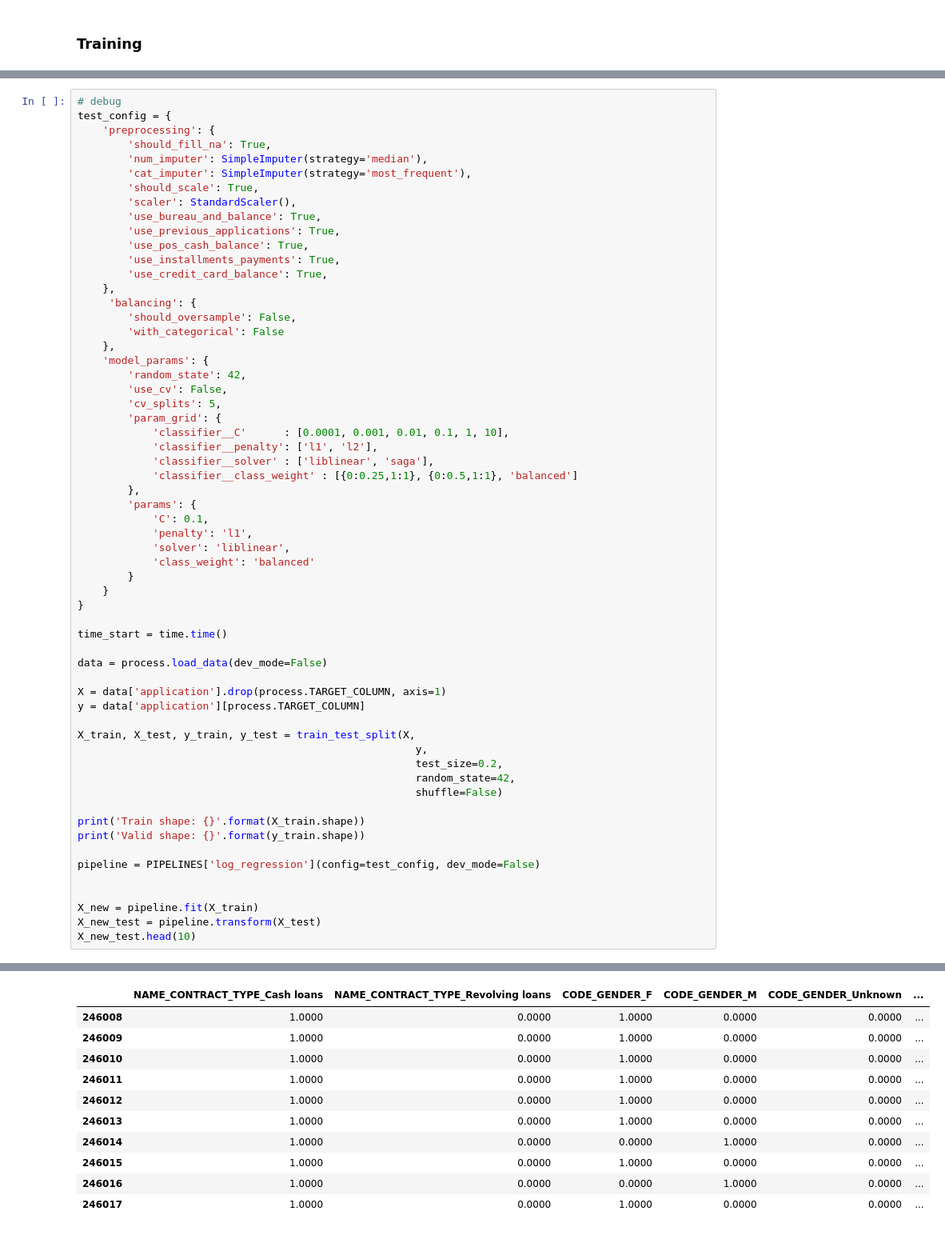
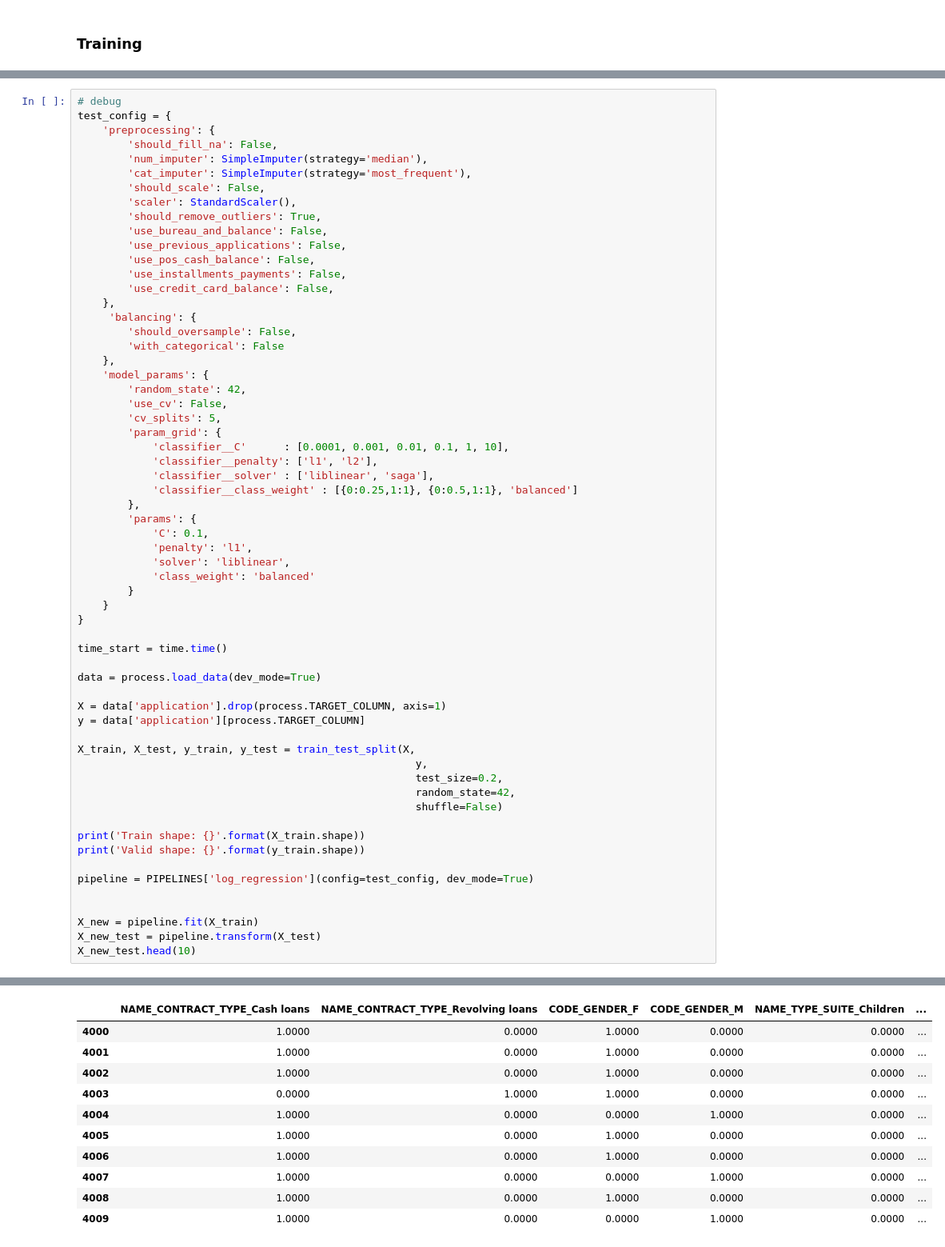
Before and after one commit to NatChe/credit-scoring-dashboard, a Jupyter notebook: 01_Training.ipynb, the cells around one changed output, grey strips where cells are left out. Shown at 80% size. Cells and saved outputs as stored; diff of their text form.

```diff
--- a/01_Training.ipynb
+++ b/01_Training.ipynb
@@ -247,16 +261,17 @@ execution time: 711.87 seconds
 # debug
 test_config = {
     'preprocessing': {
-        'should_fill_na': True,
+        'should_fill_na': False,
         'num_imputer': SimpleImputer(strategy='median'),
         'cat_imputer': SimpleImputer(strategy='most_frequent'),
-        'should_scale': True,
+        'should_scale': False,
         'scaler': StandardScaler(),
-        'use_bureau_and_balance': True,
-        'use_previous_applications': True,
-        'use_pos_cash_balance': True,
-        'use_installments_payments': True,
-        'use_credit_card_balance': True,
+        'should_remove_outliers': True,
+        'use_bureau_and_balance': False,
+        'use_previous_applications': False,
+        'use_pos_cash_balance': False,
+        'use_installments_payments': False,
+        'use_credit_card_balance': False,
     },
      'balancing': {
         'should_oversample': False,
@@ -283,7 +298,7 @@ test_config = {
 
 time_start = time.time()
 
-data = process.load_data(dev_mode=False)
+data = process.load_data(dev_mode=True)
 
 X = data['application'].drop(process.TARGET_COLUMN, axis=1)
 y = data['application'][process.TARGET_COLUMN]
@@ -297,7 +312,7 @@ X_train, X_test, y_train, y_test = train_test_split(X,
 print('Train shape: {}'.format(X_train.shape))
 print('Valid shape: {}'.format(y_train.shape))
 
-pipeline = PIPELINES['log_regression'](config=test_config, dev_mode=False)
+pipeline = PIPELINES['log_regression'](config=test_config, dev_mode=True)
 
 
 X_new = pipeline.fit(X_train)
@@ -324,11 +333,11 @@ new shape after merge (61503, 662)
-|  | NAME_CONTRACT_TYPE_Cash loans | NAME_CONTRACT_TYPE_Revolving loans | CODE_GENDER_F | CODE_GENDER_M | CODE_GENDER_Unknown | ... |
-| 246008 | 1.0000 | 0.0000 | 1.0000 | 0.0000 | 0.0000 | ... |
-| 246009 | 1.0000 | 0.0000 | 1.0000 | 0.0000 | 0.0000 | ... |
-| 246010 | 1.0000 | 0.0000 | 1.0000 | 0.0000 | 0.0000 | ... |
-| 246011 | 1.0000 | 0.0000 | 1.0000 | 0.0000 | 0.0000 | ... |
-| 246012 | 1.0000 | 0.0000 | 1.0000 | 0.0000 | 0.0000 | ... |
-| 246013 | 1.0000 | 0.0000 | 1.0000 | 0.0000 | 0.0000 | ... |
-| 246014 | 1.0000 | 0.0000 | 0.0000 | 1.0000 | 0.0000 | ... |
-| 246015 | 1.0000 | 0.0000 | 1.0000 | 0.0000 | 0.0000 | ... |
-| 246016 | 1.0000 | 0.0000 | 0.0000 | 1.0000 | 0.0000 | ... |
-| 246017 | 1.0000 | 0.0000 | 1.0000 | 0.0000 | 0.0000 | ... |
+|  | NAME_CONTRACT_TYPE_Cash loans | NAME_CONTRACT_TYPE_Revolving loans | CODE_GENDER_F | CODE_GENDER_M | NAME_TYPE_SUITE_Children | ... |
+| 4000 | 1.0000 | 0.0000 | 1.0000 | 0.0000 | 0.0000 | ... |
+| 4001 | 1.0000 | 0.0000 | 1.0000 | 0.0000 | 0.0000 | ... |
+| 4002 | 1.0000 | 0.0000 | 1.0000 | 0.0000 | 0.0000 | ... |
+| 4003 | 0.0000 | 1.0000 | 1.0000 | 0.0000 | 0.0000 | ... |
+| 4004 | 1.0000 | 0.0000 | 0.0000 | 1.0000 | 0.0000 | ... |
+| 4005 | 1.0000 | 0.0000 | 1.0000 | 0.0000 | 0.0000 | ... |
+| 4006 | 1.0000 | 0.0000 | 1.0000 | 0.0000 | 0.0000 | ... |
+| 4007 | 1.0000 | 0.0000 | 0.0000 | 1.0000 | 0.0000 | ... |
+| 4008 | 1.0000 | 0.0000 | 1.0000 | 0.0000 | 0.0000 | ... |
+| 4009 | 1.0000 | 0.0000 | 0.0000 | 1.0000 | 0.0000 | ... |
```
Also changed, not shown: parts of 10 cells of this notebook, 3 other files.
